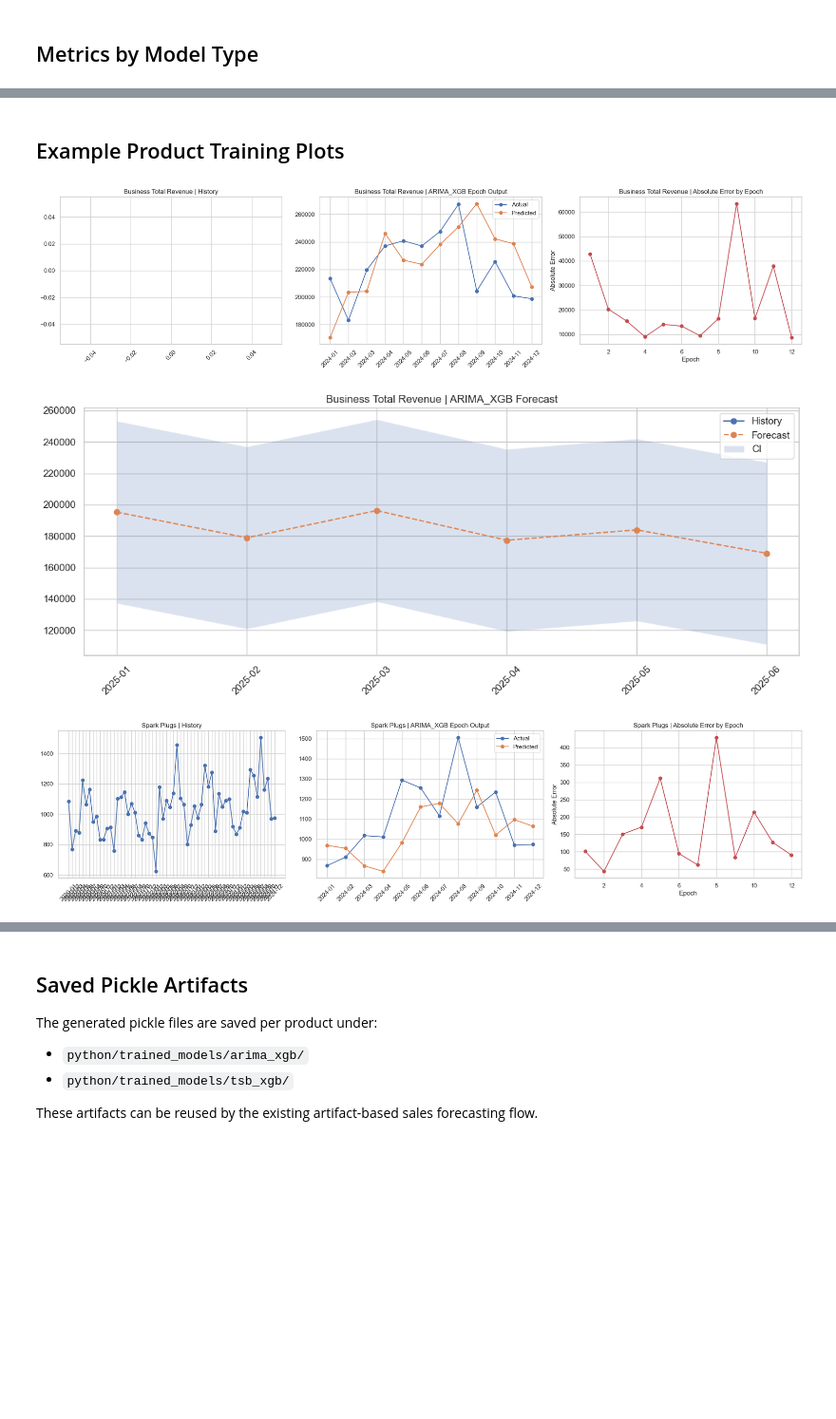
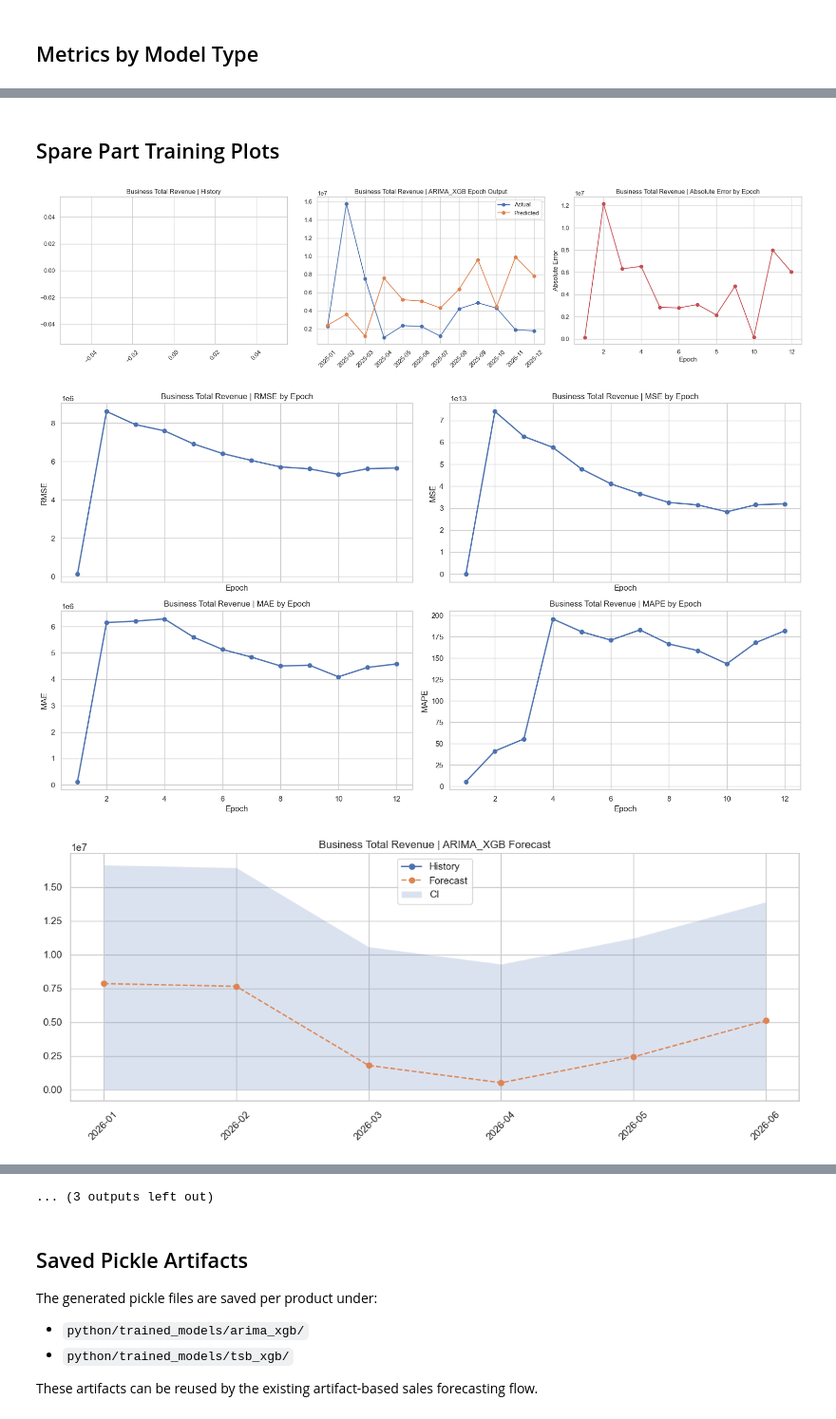
Before and after one commit to jeinciong/automotive-spare-parts-dss-thesis, a Jupyter notebook: autoparts-backend/python/notebooks/hybrid_model_training_sequential.ipynb, the cells around one changed output, grey strips where cells are left out. Shown at 95% size. Saved outputs shown, nothing was run; the diff lists cells and outputs as text; code cells hidden in the pictures; blank space fills up the shorter version.

```diff
--- a/autoparts-backend/python/notebooks/hybrid_model_training_sequential.ipynb
+++ b/autoparts-backend/python/notebooks/hybrid_model_training_sequential.ipynb
@@ -53,12 +53,13 @@ sns.set_theme(style="whitegrid")
 plt.rcParams["figure.figsize"] = (12, 5)
 pd.set_option("display.max_columns", 50)
 pd.set_option("display.float_format", lambda value: f"{value:,.4f}")
+METRIC_COLUMNS = ["RMSE", "MSE", "MAE", "MAPE"]
 # %% [markdown]
 ## Configure Data Source
 
 Point these settings to your sales file. If `TARGET_PRODUCTS = None`, the notebook will classify and train **all products** found in the file.
 # %%
-DATA_PATH = PROJECT_ROOT / "python" / "data" / "sales.csv"
+DATA_PATH = PROJECT_ROOT / "python" / "data" / "sales_2.csv"
 SHEET_NAME = 0
 
 DATE_COLUMN = "date"
@@ -204,6 +205,20 @@ def summarize_epochs(epoch_frame, product_name, model_name, demand_type, adi, cv
     }
 
 
+def build_epoch_metric_frame(epoch_frame):
+    rows = []
+    for end_index in range(1, len(epoch_frame) + 1):
+        metrics = compute_metrics(
+            epoch_frame["actual"].iloc[:end_index],
+            epoch_frame["predicted"].iloc[:end_index],
+        )
+        rows.append({
+            "epoch": int(epoch_frame["epoch"].iloc[end_index - 1]),
+            **metrics,
+        })
+    return pd.DataFrame(rows)
+
+
 def run_sequential_epochs(dates, quantities, train_fn, forecast_fn, min_train_size=12, test_size=None):
     test_size = int(test_size or recommended_walk_forward_epochs(len(dates), min_train_size=min_train_size, max_walk_forward_epochs=MAX_WALK_FORWARD_EPOCHS))
     if len(dates) <= min_train_size:
@@ -237,6 +252,7 @@ def run_sequential_epochs(dates, quantities, train_fn, forecast_fn, min_train_si
 
 def plot_training(product_name, model_name, product_history, epoch_frame, forecast_rows):
     forecast_frame = pd.DataFrame(forecast_rows)
+    epoch_metric_frame = build_epoch_metric_frame(epoch_frame)
     fig, axes = plt.subplots(1, 3, figsize=(20, 5))
 
     axes[0].plot(product_history["period_str"], product_history[QUANTITY_COLUMN], marker="o")
@@ -256,6 +272,15 @@ def plot_training(product_name, model_name, product_history, epoch_frame, foreca
     plt.tight_layout()
     plt.show()
 
+    fig, axes = plt.subplots(2, 2, figsize=(16, 9), sharex=True)
+    for axis, metric_name in zip(axes.flatten(), METRIC_COLUMNS):
+        axis.plot(epoch_metric_frame["epoch"], epoch_metric_frame[metric_name], marker="o", linewidth=2)
+        axis.set_title(f"{product_name} | {metric_name} by Epoch")
+        axis.set_xlabel("Epoch")
+        axis.set_ylabel(metric_name)
+    plt.tight_layout()
+    plt.show()
+
     fig, ax = plt.subplots(figsize=(12, 5))
     ax.plot(product_history["period_str"], product_history[QUANTITY_COLUMN], marker="o", label="History")
     ax.plot(forecast_frame["period"], forecast_frame["predicted"], marker="o", linestyle="--", label="Forecast")
@@ -510,22 +569,26 @@ plt.show()
 # %% [markdown]
-## Example Product Training Plots
+## Spare Part Training Plots
 # %%
 if training_summary_df.empty:
     raise ValueError("No products were trained. Check the dataset and minimum history settings.")
 
-products_to_plot = training_summary_df.head(TOP_PRODUCTS_TO_PLOT)["product_name"].tolist()
+products_to_plot = (
+    training_summary_df[training_summary_df["series_kind"] != "business_revenue"]["product_name"]
+    .drop_duplicates()
+    .tolist()
+)
 
 for product_name in products_to_plot:
     algorithm = training_summary_df.loc[training_summary_df["product_name"] == product_name, "algorithm"].iloc[0]
     product_history = monthly_sales[monthly_sales[PRODUCT_COLUMN] == product_name].sort_values("period").reset_index(drop=True)
     plot_training(
         product_name=product_name,
         model_name=algorithm,
         product_history=product_history,
         epoch_frame=epoch_results[product_name],
         forecast_rows=forecast_results[product_name].to_dict(orient="records"),
     )
 # %% [output]
-[figure, old version]
+[figure, new version]
-[figure, old version]
+[figure, new version]
-[figure, old version]
+[figure, new version]
@@ -539,3 +604,4 @@ for product_name in products_to_plot:
+... (3 outputs left out)
 # %% [markdown]
 ## Saved Pickle Artifacts
 
```
Also changed, not shown: parts of 8 cells of this notebook, 31 other files.
